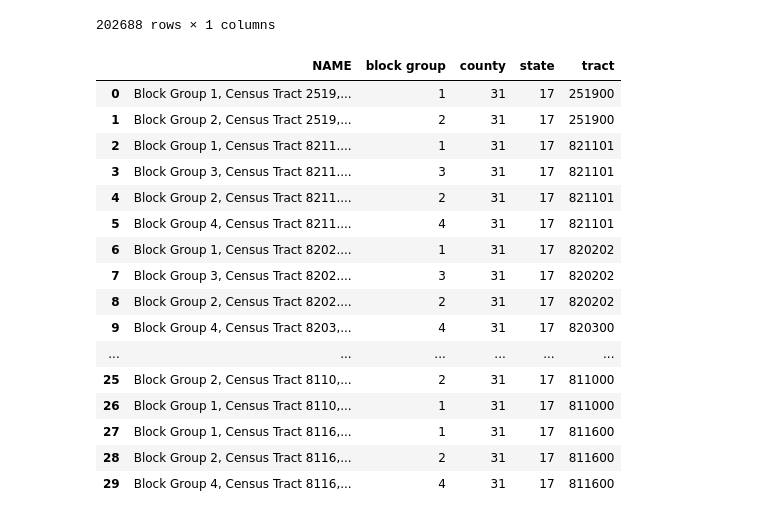
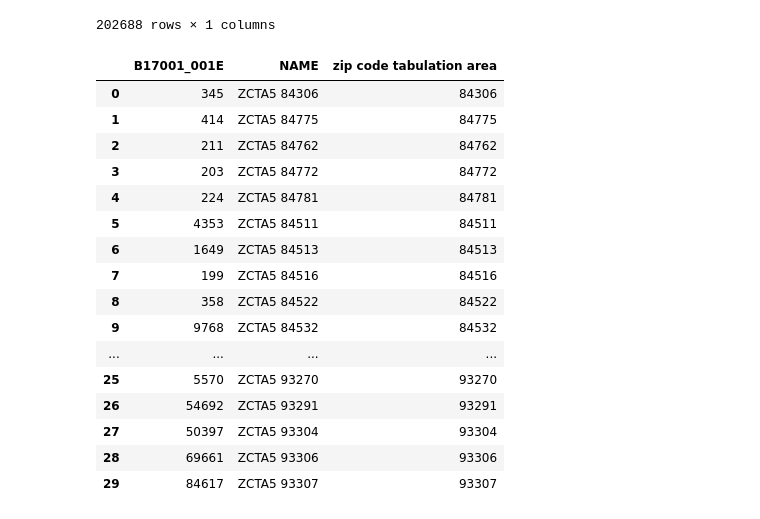
Before and after one commit to capp-machine-learning/chicago-crime-analysis, a Jupyter notebook: data_analysis.ipynb, the cells around one changed output. Drawn from its saved outputs; the diff is of its cells as text; code cells hidden in the pictures.

```diff
--- a/data_analysis.ipynb
+++ b/data_analysis.ipynb
@@ -120,28 +119,29 @@ crime_df.groupby(["Longitude", "Latitude"]).size().to_frame("Count").sort_values
 # %%
 c = Census(my_api_key.MY_API_KEY, year=2017)
 # %%
-pov_list = c.acs5.state_county_blockgroup(("NAME"), '17', '031', Census.ALL)
+#pov_list = c.acs5.state_county_place(("NAME"), '17', '031', Census.ALL)
+pov_list = c.acs5.zipcode(('NAME', 'B17001_001E'), Census.ALL)
 pov_json = json.dumps(pov_list)
 pov_df = pd.read_json(pov_json)
 pov_df.head(30)
 # %% [output]
-|  | NAME | block group | county | state | tract |
-| 0 | Block Group 1, Census Tract 2519,... | 1 | 31 | 17 | 251900 |
-| 1 | Block Group 2, Census Tract 2519,... | 2 | 31 | 17 | 251900 |
-| 2 | Block Group 1, Census Tract 8211.... | 1 | 31 | 17 | 821101 |
-| 3 | Block Group 3, Census Tract 8211.... | 3 | 31 | 17 | 821101 |
-| 4 | Block Group 2, Census Tract 8211.... | 2 | 31 | 17 | 821101 |
-| 5 | Block Group 4, Census Tract 8211.... | 4 | 31 | 17 | 821101 |
-| 6 | Block Group 1, Census Tract 8202.... | 1 | 31 | 17 | 820202 |
-| 7 | Block Group 3, Census Tract 8202.... | 3 | 31 | 17 | 820202 |
-| 8 | Block Group 2, Census Tract 8202.... | 2 | 31 | 17 | 820202 |
-| 9 | Block Group 4, Census Tract 8203,... | 4 | 31 | 17 | 820300 |
-| ... | ... | ... | ... | ... | ... |
-| 25 | Block Group 2, Census Tract 8110,... | 2 | 31 | 17 | 811000 |
-| 26 | Block Group 1, Census Tract 8110,... | 1 | 31 | 17 | 811000 |
-| 27 | Block Group 1, Census Tract 8116,... | 1 | 31 | 17 | 811600 |
-| 28 | Block Group 2, Census Tract 8116,... | 2 | 31 | 17 | 811600 |
-| 29 | Block Group 4, Census Tract 8116,... | 4 | 31 | 17 | 811600 |
+|  | B17001_001E | NAME | zip code tabulation area |
+| 0 | 345 | ZCTA5 84306 | 84306 |
+| 1 | 414 | ZCTA5 84775 | 84775 |
+| 2 | 211 | ZCTA5 84762 | 84762 |
+| 3 | 203 | ZCTA5 84772 | 84772 |
+| 4 | 224 | ZCTA5 84781 | 84781 |
+| 5 | 4353 | ZCTA5 84511 | 84511 |
+| 6 | 1649 | ZCTA5 84513 | 84513 |
+| 7 | 199 | ZCTA5 84516 | 84516 |
+| 8 | 358 | ZCTA5 84522 | 84522 |
+| 9 | 9768 | ZCTA5 84532 | 84532 |
+| ... | ... | ... | ... |
+| 25 | 5570 | ZCTA5 93270 | 93270 |
+| 26 | 54692 | ZCTA5 93291 | 93291 |
+| 27 | 50397 | ZCTA5 93304 | 93304 |
+| 28 | 69661 | ZCTA5 93306 | 93306 |
+| 29 | 84617 | ZCTA5 93307 | 93307 |
 # %%
 tracts = gpd.read_file("data/census_tract.geojson")
 tracts.head()
```
Also changed, not shown: parts of 7 cells of this notebook.
